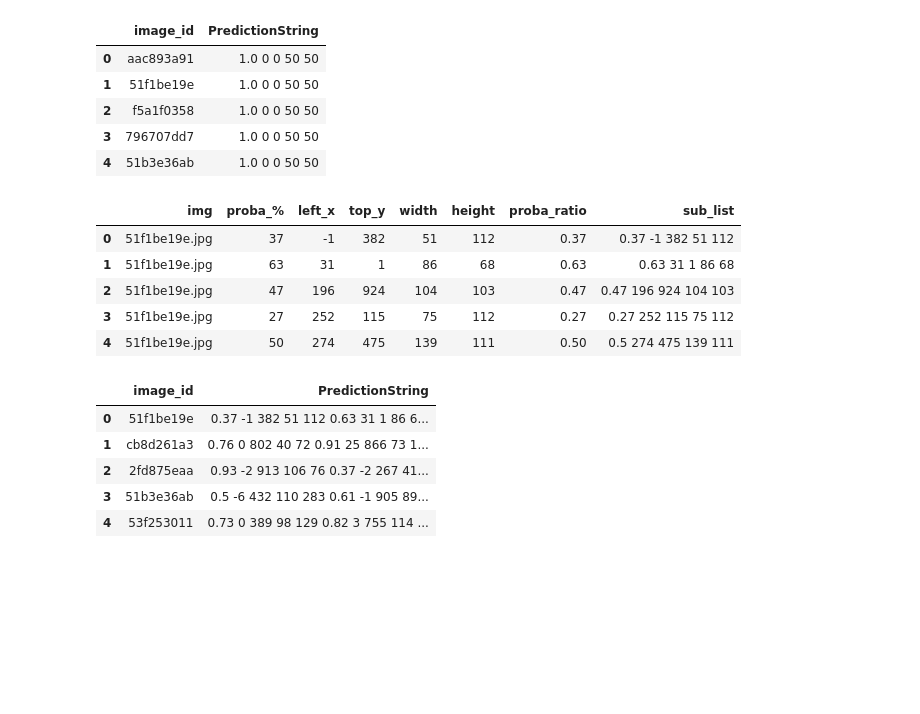
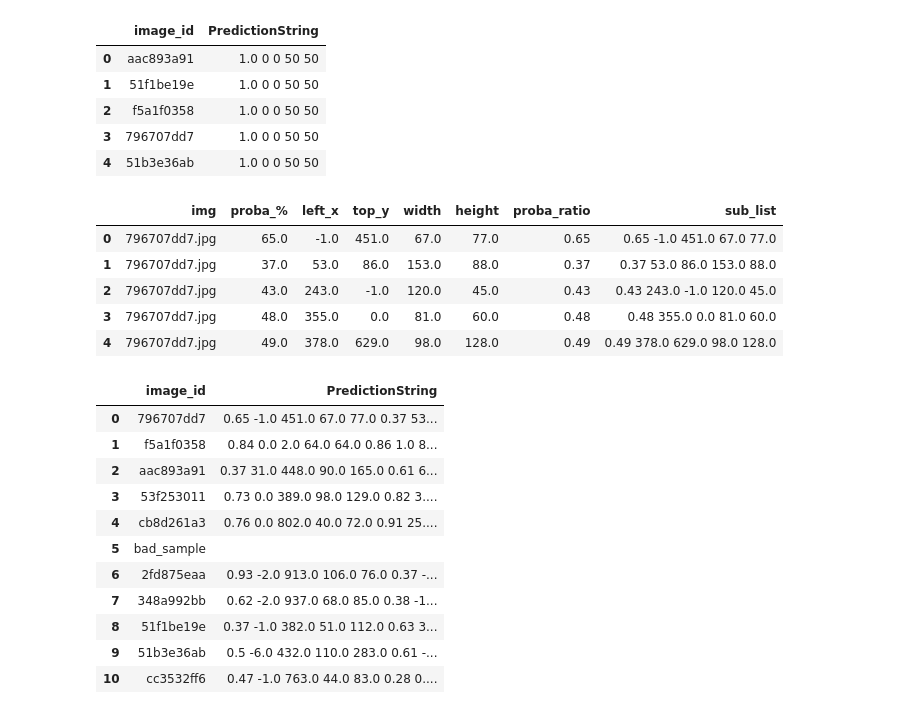
Before and after one commit to Gooogr/Kaggle_Global_Wheat_Detection, a Jupyter notebook: GWD_YOLO_v4_predict.ipynb, the cells around one changed output. Cells and saved outputs as stored; diff of their text form; code cells hidden in the pictures; blank space fills up the shorter version.

Commit message:
Created using Colaboratory. Update submission generator algorithm for negative samples.

```diff
--- a/GWD_YOLO_v4_predict.ipynb
+++ b/GWD_YOLO_v4_predict.ipynb
@@ -301,13 +306,22 @@ with open("/content/log.json", "r") as read_file:
 # %%
 img_id, proba, left_x, top_y, width, height = list([]), [], [], [], [], []
 for key in data.keys():
-    df = pd.DataFrame(data[key])
-    img_id.extend([key] * len(df))
-    proba.extend(df['proba_%'].values)
-    left_x.extend(df['left_x'].values)
-    top_y.extend(df['top_y'].values)
-    width.extend(df['width'].values)
-    height.extend(df['height'].values)
+    try:
+        df = pd.DataFrame(data[key])
+        img_id.extend([key] * len(df))
+        proba.extend(df['proba_%'].values)
+        left_x.extend(df['left_x'].values)
+        top_y.extend(df['top_y'].values)
+        width.extend(df['width'].values)
+        height.extend(df['height'].values)
+    except: #Empty images
+        img_id.extend([key])
+        proba.extend([np.nan])
+        left_x.extend([np.nan])
+        top_y.extend([np.nan])
+        width.extend([np.nan])
+        height.extend([np.nan])
+
 
 result_df = pd.DataFrame(list(zip(img_id, proba, left_x, top_y, width, height)),
                          columns = ['img', 'proba_%', 'left_x', 'top_y', 'width', 'height'])
@@ -343,7 +341,10 @@ result_df['proba_ratio'] = result_df['proba_%'] / 100
 # %%
 def format_list(confidence, x, y, width, height):
     temp_list =  [confidence, x, y, width, height]
-    return ' '.join(str(item) for item in temp_list)
+    if not np.isnan(confidence):
+        return ' '.join(str(item) for item in temp_list)
+    else:
+        return np.nan
 # %%
 result_df['sub_list'] = result_df.apply(lambda x: format_list(x.proba_ratio,
                                                               x.left_x,
@@ -354,15 +355,18 @@ result_df['sub_list'] = result_df.apply(lambda x: format_list(x.proba_ratio,
 result_df.head()
 # %% [output]
 |  | img | proba_% | left_x | top_y | width | height | proba_ratio | sub_list |
-| 0 | 51f1be19e.jpg | 37 | -1 | 382 | 51 | 112 | 0.37 | 0.37 -1 382 51 112 |
-| 1 | 51f1be19e.jpg | 63 | 31 | 1 | 86 | 68 | 0.63 | 0.63 31 1 86 68 |
-| 2 | 51f1be19e.jpg | 47 | 196 | 924 | 104 | 103 | 0.47 | 0.47 196 924 104 103 |
-| 3 | 51f1be19e.jpg | 27 | 252 | 115 | 75 | 112 | 0.27 | 0.27 252 115 75 112 |
-| 4 | 51f1be19e.jpg | 50 | 274 | 475 | 139 | 111 | 0.50 | 0.5 274 475 139 111 |
+| 0 | 796707dd7.jpg | 65.0 | -1.0 | 451.0 | 67.0 | 77.0 | 0.65 | 0.65 -1.0 451.0 67.0 77.0 |
+| 1 | 796707dd7.jpg | 37.0 | 53.0 | 86.0 | 153.0 | 88.0 | 0.37 | 0.37 53.0 86.0 153.0 88.0 |
+| 2 | 796707dd7.jpg | 43.0 | 243.0 | -1.0 | 120.0 | 45.0 | 0.43 | 0.43 243.0 -1.0 120.0 45.0 |
+| 3 | 796707dd7.jpg | 48.0 | 355.0 | 0.0 | 81.0 | 60.0 | 0.48 | 0.48 355.0 0.0 81.0 60.0 |
+| 4 | 796707dd7.jpg | 49.0 | 378.0 | 629.0 | 98.0 | 128.0 | 0.49 | 0.49 378.0 629.0 98.0 128.0 |
 # %%
 # Filter results by confidence ratio
 CONFIDENCE_THRESHOLD = 0
-result_df = result_df[result_df['proba_ratio'] > CONFIDENCE_THRESHOLD]
+filter_condition = (result_df['proba_ratio'] > CONFIDENCE_THRESHOLD) | (result_df['proba_ratio'].isna())
+result_df = result_df[filter_condition]
+# %%
+result_df.fillna('', inplace=True)
 # %%
 img_pred_list = []
 for img_name in result_df['img'].unique():
@@ -373,13 +377,19 @@ img_names = [item.split('.')[0] for item in result_df['img'].unique()]
 submission = pd.DataFrame(zip(img_names, img_pred_list),
                           columns = ['image_id', 'PredictionString'])
 # %%
-submission.head()
+submission
 # %% [output]
 |  | image_id | PredictionString |
-| 0 | 51f1be19e | 0.37 -1 382 51 112 0.63 31 1 86 6... |
-| 1 | cb8d261a3 | 0.76 0 802 40 72 0.91 25 866 73 1... |
-| 2 | 2fd875eaa | 0.93 -2 913 106 76 0.37 -2 267 41... |
-| 3 | 51b3e36ab | 0.5 -6 432 110 283 0.61 -1 905 89... |
-| 4 | 53f253011 | 0.73 0 389 98 129 0.82 3 755 114 ... |
+| 0 | 796707dd7 | 0.65 -1.0 451.0 67.0 77.0 0.37 53... |
+| 1 | f5a1f0358 | 0.84 0.0 2.0 64.0 64.0 0.86 1.0 8... |
+| 2 | aac893a91 | 0.37 31.0 448.0 90.0 165.0 0.61 6... |
+| 3 | 53f253011 | 0.73 0.0 389.0 98.0 129.0 0.82 3.... |
+| 4 | cb8d261a3 | 0.76 0.0 802.0 40.0 72.0 0.91 25.... |
+| 5 | bad_sample |  |
+| 6 | 2fd875eaa | 0.93 -2.0 913.0 106.0 76.0 0.37 -... |
+| 7 | 348a992bb | 0.62 -2.0 937.0 68.0 85.0 0.38 -1... |
+| 8 | 51f1be19e | 0.37 -1.0 382.0 51.0 112.0 0.63 3... |
+| 9 | 51b3e36ab | 0.5 -6.0 432.0 110.0 283.0 0.61 -... |
+| 10 | cc3532ff6 | 0.47 -1.0 763.0 44.0 83.0 0.28 0.... |
 # %%
 submission.to_csv('submission.csv', index=False)
```
Also changed, not shown: parts of 5 cells of this notebook.
